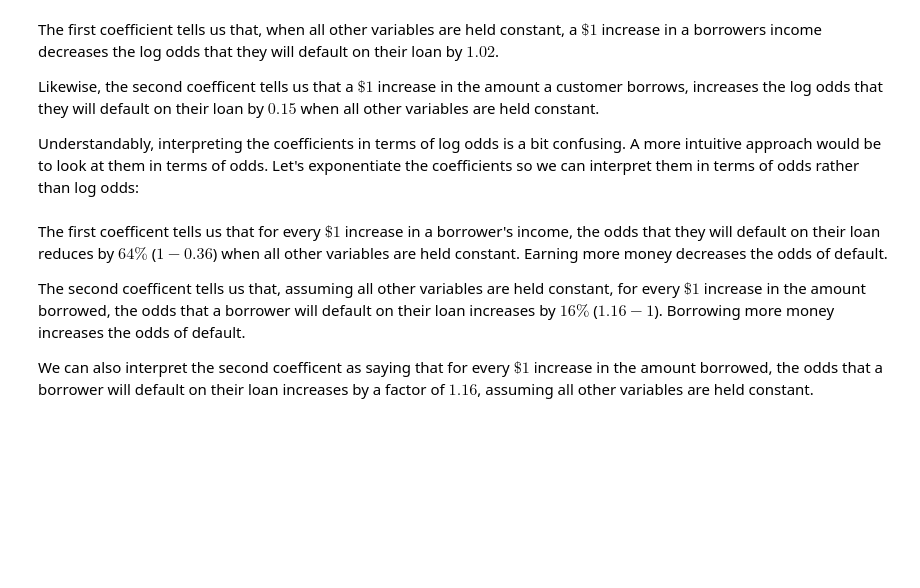
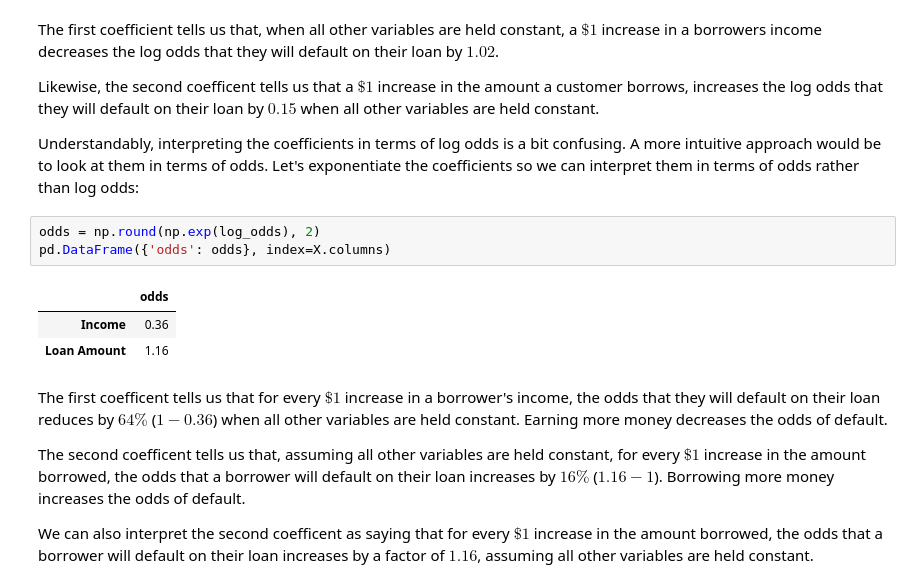
Before and after one commit to irgama/machine-learning-with-python-logistic-regression-3211129, a Jupyter notebook: src/03b.ipynb, the cells around one changed output. Cells and saved outputs as stored; diff of their text form; blank space fills up the shorter version.

```diff
--- a/src/03b.ipynb
+++ b/src/03b.ipynb
@@ -252,6 +271,13 @@ The first coefficient tells us that, when all other variables are held constant,
 Likewise, the second coefficent tells us that a $\$1$ increase in the amount a customer borrows, increases the log odds that they will default on their loan by $0.15$ when all other variables are held constant.
 
 Understandably, interpreting the coefficients in terms of log odds is a bit confusing. A more intuitive approach would be to look at them in terms of odds. Let's exponentiate the coefficients so we can interpret them in terms of odds rather than log odds:
+# %%
+odds = np.round(np.exp(log_odds), 2)
+pd.DataFrame({'odds': odds}, index=X.columns)
+# %% [output]
+|  | odds |
+| Income | 0.36 |
+| Loan Amount | 1.16 |
 # %% [markdown]
 The first coefficent tells us that for every $\$1$ increase in a borrower's income, the odds that they will default on their loan reduces by $64\%$ ($1 - 0.36$) when all other variables are held constant. Earning more money decreases the odds of default.
 
```
Also changed, not shown: parts of 4 cells of this notebook.
